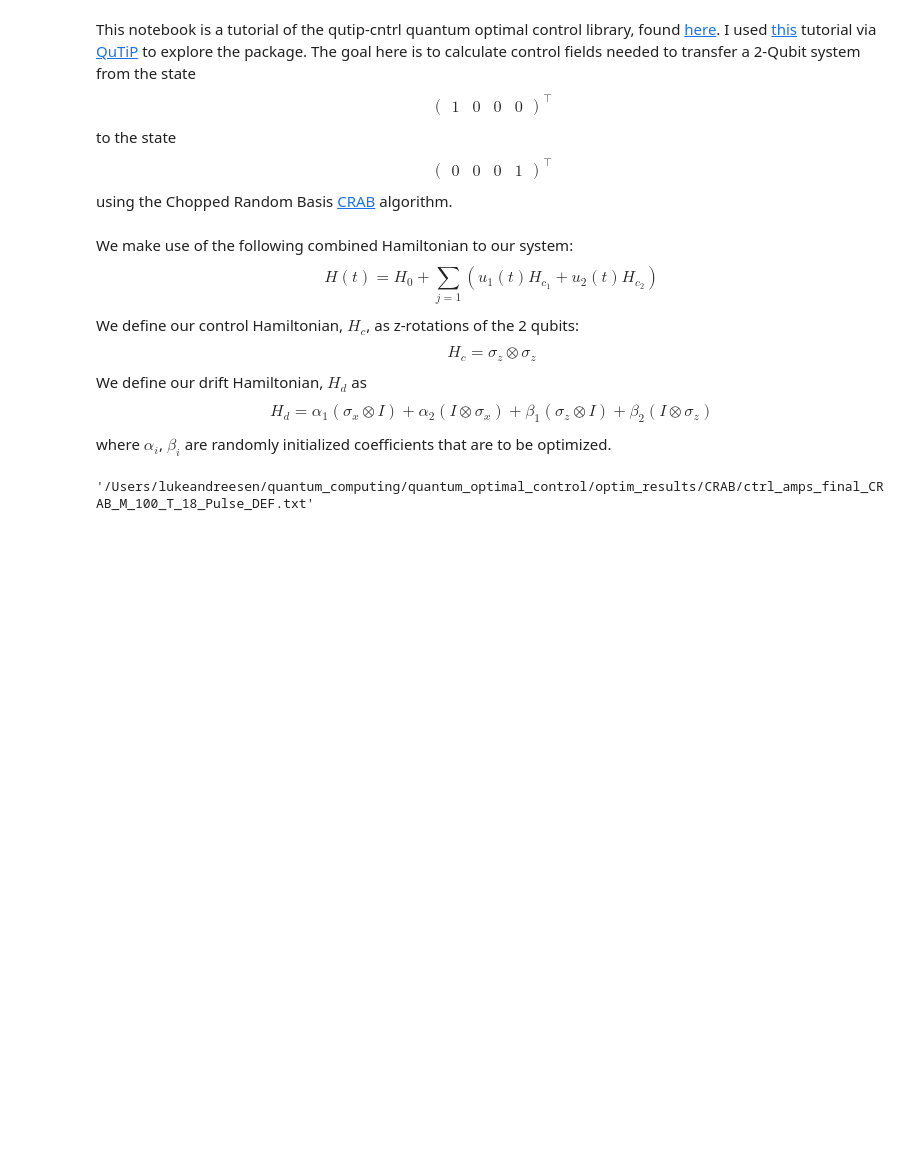
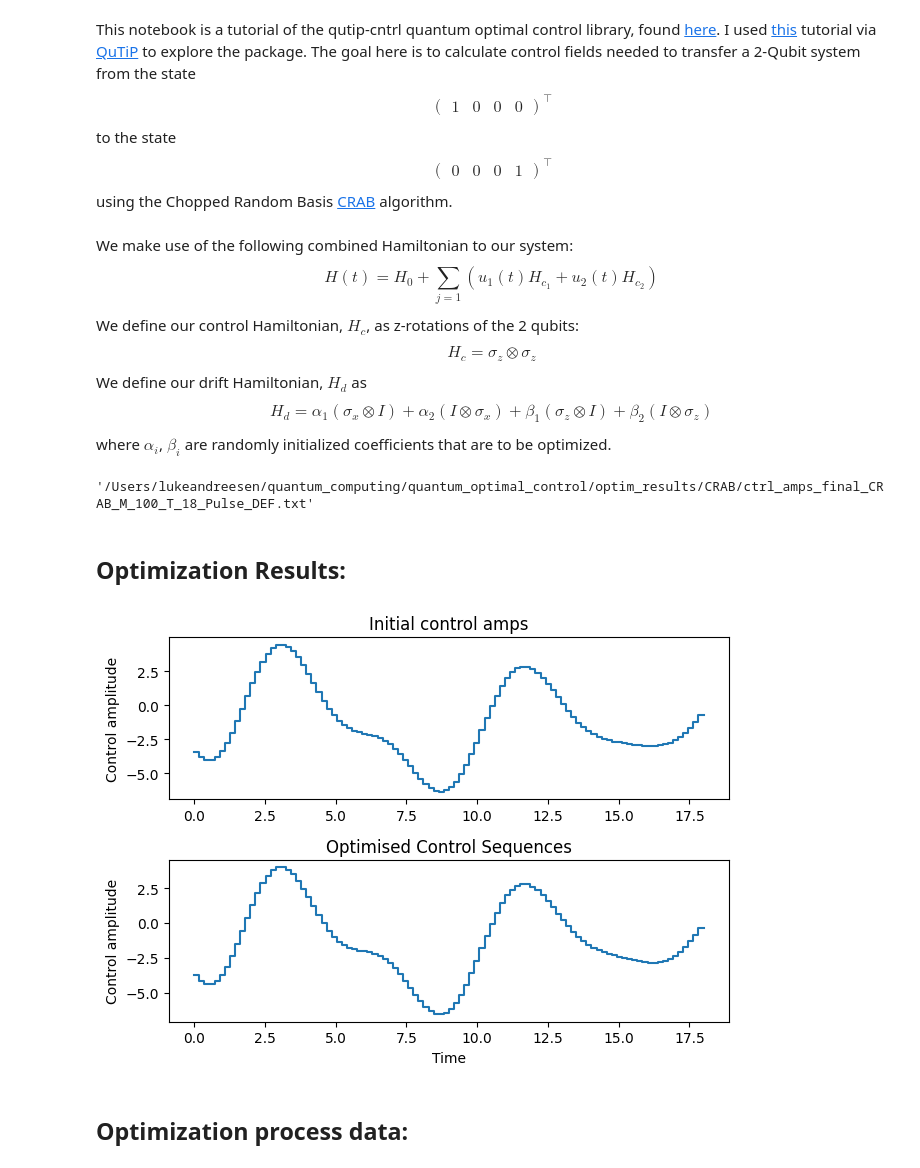
Before and after one commit to LukeAndreesen/QuantumComputing, a Jupyter notebook: quantum_optimal_control/crab_state_transfer.ipynb, the cells around one changed output. Saved outputs shown, nothing was run; the diff lists cells and outputs as text; code cells hidden in the pictures; blank space fills up the shorter version.

Commit message:
include outputs/analysis of optimization

```diff
--- a/quantum_optimal_control/crab_state_transfer.ipynb
+++ b/quantum_optimal_control/crab_state_transfer.ipynb
@@ -89,3 +89,28 @@ shutil.move(initial_source, destination)
 shutil.move(final_source, destination)
 # %% [output]
 '/Users/lukeandreesen/quantum_computing/quantum_optimal_control/optim_results/CRAB/ctrl_amps_final_CRAB_M_100_T_18_Pulse_DEF.txt'
+# %% [markdown]
+## Optimization Results:
+# %%
+fig1 = plt.figure()
+ax1 = fig1.add_subplot(2, 1, 1)
+ax1.set_title("Initial control amps")
+#ax1.set_xlabel("Time")
+ax1.set_ylabel("Control amplitude")
+ax1.step(result.time,
+         np.hstack((result.initial_amps[:, 0], result.initial_amps[-1, 0])),
+         where='post')
+
+ax2 = fig1.add_subplot(2, 1, 2)
+ax2.set_title("Optimised Control Sequences")
+ax2.set_xlabel("Time")
+ax2.set_ylabel("Control amplitude")
+ax2.step(result.time,
+         np.hstack((result.final_amps[:, 0], result.final_amps[-1, 0])),
+         where='post')
+plt.tight_layout()
+plt.show()
+# %% [output]
+[figure, added]
+# %% [markdown]
+## Optimization process data:
```
Also changed, not shown: parts of 1 cell of this notebook.
